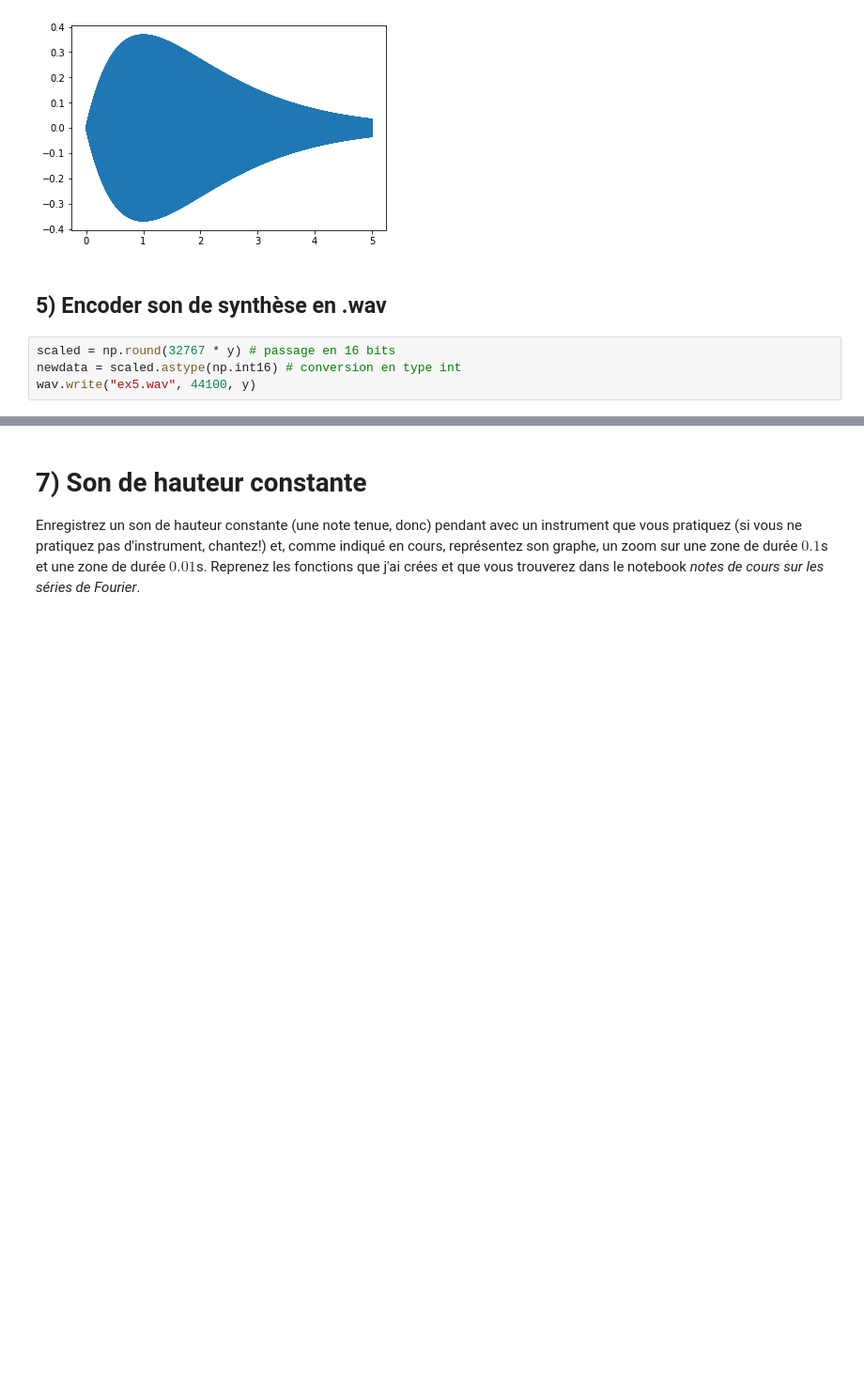
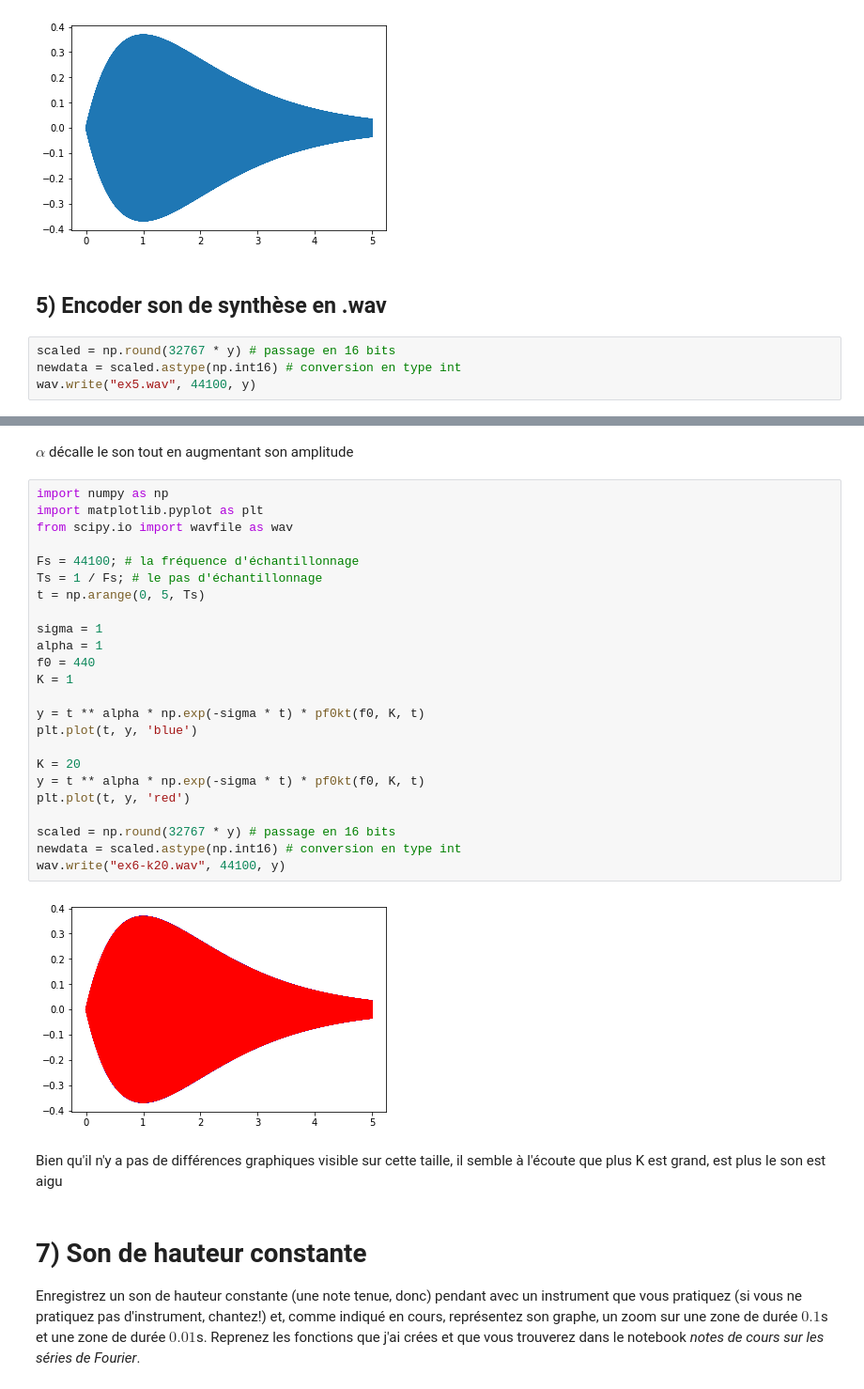
Before and after one commit to guillaume-haerinck/imac-tp-signal, a Jupyter notebook: tp-01/exercices.ipynb, the cells around one changed output, grey strips where cells are left out. Shown at 94% size. Drawn from its saved outputs; the diff is of its cells as text; blank space fills up the shorter version.

```diff
--- a/tp-01/exercices.ipynb
+++ b/tp-01/exercices.ipynb
@@ -167,3 +235,33 @@ Reprenez les deux questions précédentes mais cette fois en choisissant un autr
+# %% [markdown]
+$\alpha$ décalle le son tout en augmentant son amplitude
+# %%
+import numpy as np
+import matplotlib.pyplot as plt
+from scipy.io import wavfile as wav
+
+Fs = 44100; # la fréquence d'échantillonnage
+Ts = 1 / Fs; # le pas d'échantillonnage
+t = np.arange(0, 5, Ts)
+
+sigma = 1
+alpha = 1
+f0 = 440
+K = 1
+
+y = t ** alpha * np.exp(-sigma * t) * pf0kt(f0, K, t)
+plt.plot(t, y, 'blue')
+
+K = 20
+y = t ** alpha * np.exp(-sigma * t) * pf0kt(f0, K, t)
+plt.plot(t, y, 'red')
+
+scaled = np.round(32767 * y) # passage en 16 bits
+newdata = scaled.astype(np.int16) # conversion en type int
+wav.write("ex6-k20.wav", 44100, y)
+# %% [output]
+[figure, added]
+# %% [markdown]
+Bien qu'il n'y a pas de différences graphiques visible sur cette taille, il semble à l'écoute que plus K est grand, est plus le son est aigu
 # %% [markdown]
 # 7) Son de hauteur constante
 
```
Also changed, not shown: parts of 12 cells of this notebook, 3 other files.
